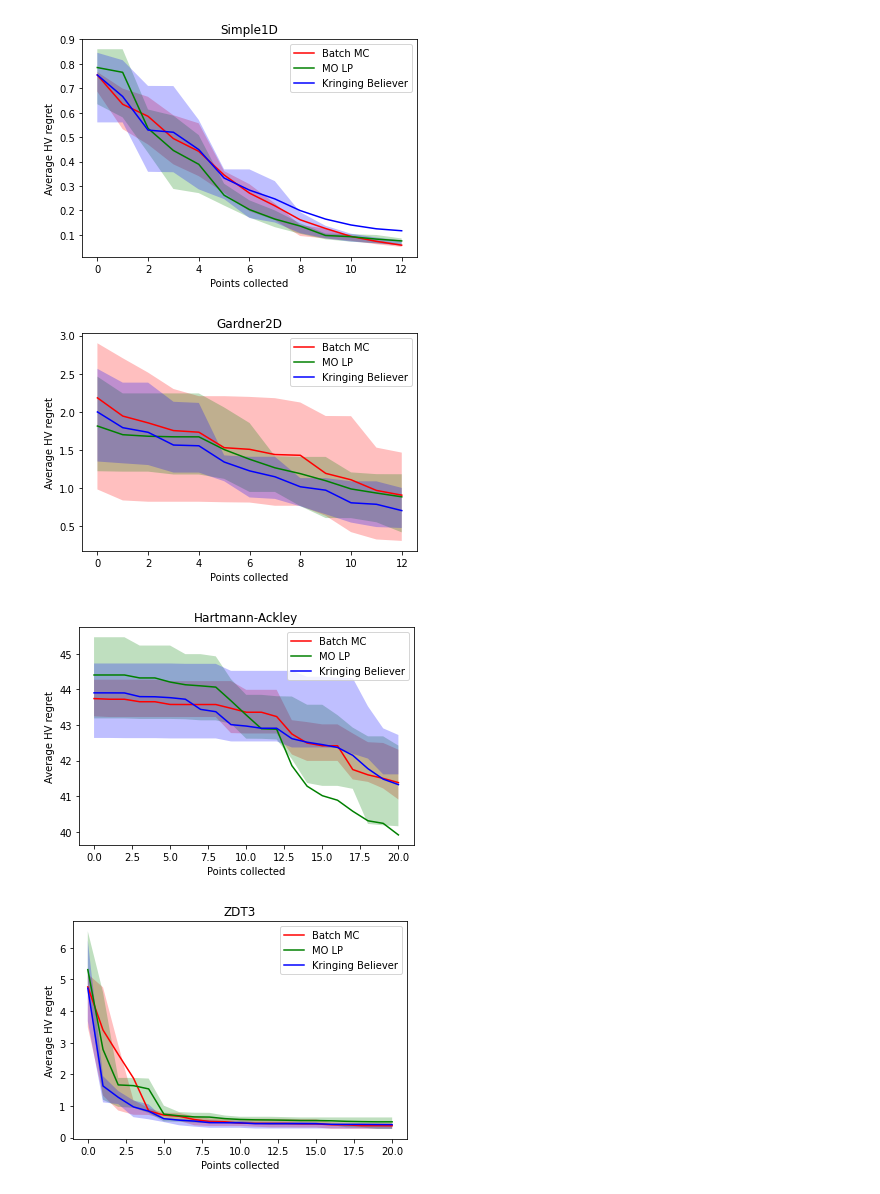
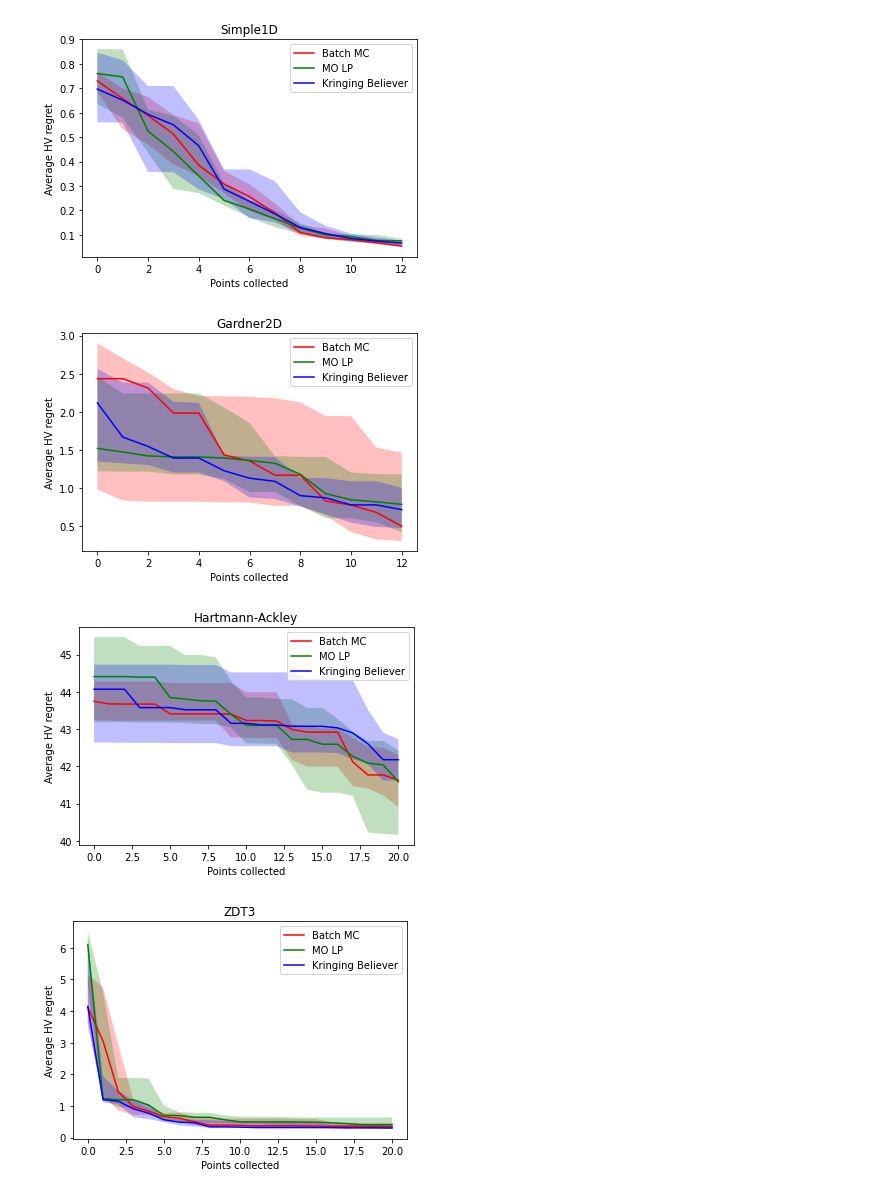
Before and after one commit to apaleyes/trieste, a Jupyter notebook: docs/notebooks/mo_lp/plot_results.ipynb, the cells around one changed output. Saved outputs shown, nothing was run; the diff lists cells and outputs as text; code cells hidden in the pictures.

Commit message:
Mean -> median

```diff
--- a/docs/notebooks/mo_lp/plot_results.ipynb
+++ b/docs/notebooks/mo_lp/plot_results.ipynb
@@ -19,16 +19,16 @@ x = range(n_query_points * n_optimization_steps + 1)
 plt.fill_between(x, np.quantile(batch_mc_hv_regret, q=0.25, axis=0), np.quantile(batch_mc_hv_regret, q=0.75, axis=0), facecolor='r', alpha=0.25)
 plt.fill_between(x, np.quantile(mo_lp_hv_regret, q=0.25, axis=0), np.quantile(mo_lp_hv_regret, q=0.75, axis=0), facecolor='g', alpha=0.25)
 plt.fill_between(x, np.quantile(kb_hv_regret, q=0.25, axis=0), np.quantile(kb_hv_regret, q=0.75, axis=0), facecolor='b', alpha=0.25)
-plt.plot(x, np.mean(batch_mc_hv_regret, axis=0), c='r', label='Batch MC')
-plt.plot(x, np.mean(mo_lp_hv_regret, axis=0), c='g', label='MO LP')
-plt.plot(x, np.mean(kb_hv_regret, axis=0), c='b', label='Kringing Believer')
+plt.plot(x, np.median(batch_mc_hv_regret, axis=0), c='r', label='Batch MC')
+plt.plot(x, np.median(mo_lp_hv_regret, axis=0), c='g', label='MO LP')
+plt.plot(x, np.median(kb_hv_regret, axis=0), c='b', label='Kringing Believer')
 plt.title("Simple1D")
 plt.xlabel("Points collected")
 plt.ylabel("Average HV regret")
 plt.legend()
 plt.show()
 # %% [output]
-[figure, old version]
+[figure, new version]
 # %%
 batch_mc_hv_regret = np.loadtxt("results/BatchMC_Gardner2D_n_initial_points_3_n_query_points_4_n_optimization_steps_3_n_repeats_10_seed_None", delimiter=",")
 mo_lp_hv_regret = np.loadtxt("results/DistanceBased_Gardner2D_n_initial_points_3_n_query_points_4_n_optimization_steps_3_n_repeats_10_seed_None", delimiter=",")
@@ -41,38 +41,38 @@ x = range(n_query_points * n_optimization_steps + 1)
 plt.fill_between(x, np.quantile(batch_mc_hv_regret, q=0.25, axis=0), np.quantile(batch_mc_hv_regret, q=0.75, axis=0), facecolor='r', alpha=0.25)
 plt.fill_between(x, np.quantile(mo_lp_hv_regret, q=0.25, axis=0), np.quantile(mo_lp_hv_regret, q=0.75, axis=0), facecolor='g', alpha=0.25)
 plt.fill_between(x, np.quantile(kb_hv_regret, q=0.25, axis=0), np.quantile(kb_hv_regret, q=0.75, axis=0), facecolor='b', alpha=0.25)
-plt.plot(x, np.mean(batch_mc_hv_regret, axis=0), c='r', label='Batch MC')
-plt.plot(x, np.mean(mo_lp_hv_regret, axis=0), c='g', label='MO LP')
-plt.plot(x, np.mean(kb_hv_regret, axis=0), c='b', label='Kringing Believer')
+plt.plot(x, np.median(batch_mc_hv_regret, axis=0), c='r', label='Batch MC')
+plt.plot(x, np.median(mo_lp_hv_regret, axis=0), c='g', label='MO LP')
+plt.plot(x, np.median(kb_hv_regret, axis=0), c='b', label='Kringing Believer')
 plt.title("Gardner2D")
 plt.xlabel("Points collected")
 plt.ylabel("Average HV regret")
 plt.legend()
 plt.show()
 # %% [output]
-[figure, old version]
+[figure, new version]
 # %%
 batch_mc_hv_regret = np.loadtxt("results/BatchMC_Hartmann-Ackley_n_initial_points_3_n_query_points_4_n_optimization_steps_5_n_repeats_10_seed_None", delimiter=",")
 mo_lp_hv_regret = np.loadtxt("results/DistanceBased_Hartmann-Ackley_n_initial_points_3_n_query_points_4_n_optimization_steps_5_n_repeats_10_seed_None", delimiter=",")
 kb_hv_regret = np.loadtxt("results/KB_Hartmann-Ackley_n_initial_points_3_n_query_points_4_n_optimization_steps_5_n_repeats_10_seed_None", delimiter=",")
 n_query_points = 4
 n_optimization_steps = 5
 
 x = range(n_query_points * n_optimization_steps + 1)
 
 plt.fill_between(x, np.quantile(batch_mc_hv_regret, q=0.25, axis=0), np.quantile(batch_mc_hv_regret, q=0.75, axis=0), facecolor='r', alpha=0.25)
 plt.fill_between(x, np.quantile(mo_lp_hv_regret, q=0.25, axis=0), np.quantile(mo_lp_hv_regret, q=0.75, axis=0), facecolor='g', alpha=0.25)
 plt.fill_between(x, np.quantile(kb_hv_regret, q=0.25, axis=0), np.quantile(kb_hv_regret, q=0.75, axis=0), facecolor='b', alpha=0.25)
-plt.plot(x, np.mean(batch_mc_hv_regret, axis=0), c='r', label='Batch MC')
-plt.plot(x, np.mean(mo_lp_hv_regret, axis=0), c='g', label='MO LP')
-plt.plot(x, np.mean(kb_hv_regret, axis=0), c='b', label='Kringing Believer')
+plt.plot(x, np.median(batch_mc_hv_regret, axis=0), c='r', label='Batch MC')
+plt.plot(x, np.median(mo_lp_hv_regret, axis=0), c='g', label='MO LP')
+plt.plot(x, np.median(kb_hv_regret, axis=0), c='b', label='Kringing Believer')
 plt.title("Hartmann-Ackley")
 plt.xlabel("Points collected")
 plt.ylabel("Average HV regret")
 plt.legend()
 plt.show()
 # %% [output]
-[figure, old version]
+[figure, new version]
 # %%
 batch_mc_hv_regret = np.loadtxt("results/BatchMC_ZDT3_n_initial_points_3_n_query_points_4_n_optimization_steps_5_n_repeats_10_seed_None", delimiter=",")
 mo_lp_hv_regret = np.loadtxt("results/DistanceBased_ZDT3_n_initial_points_3_n_query_points_4_n_optimization_steps_5_n_repeats_10_seed_None", delimiter=",")
@@ -85,16 +85,16 @@ x = range(n_query_points * n_optimization_steps + 1)
 plt.fill_between(x, np.quantile(batch_mc_hv_regret, q=0.25, axis=0), np.quantile(batch_mc_hv_regret, q=0.75, axis=0), facecolor='r', alpha=0.25)
 plt.fill_between(x, np.quantile(mo_lp_hv_regret, q=0.25, axis=0), np.quantile(mo_lp_hv_regret, q=0.75, axis=0), facecolor='g', alpha=0.25)
 plt.fill_between(x, np.quantile(kb_hv_regret, q=0.25, axis=0), np.quantile(kb_hv_regret, q=0.75, axis=0), facecolor='b', alpha=0.25)
-plt.plot(x, np.mean(batch_mc_hv_regret, axis=0), c='r', label='Batch MC')
-plt.plot(x, np.mean(mo_lp_hv_regret, axis=0), c='g', label='MO LP')
-plt.plot(x, np.mean(kb_hv_regret, axis=0), c='b', label='Kringing Believer')
+plt.plot(x, np.median(batch_mc_hv_regret, axis=0), c='r', label='Batch MC')
+plt.plot(x, np.median(mo_lp_hv_regret, axis=0), c='g', label='MO LP')
+plt.plot(x, np.median(kb_hv_regret, axis=0), c='b', label='Kringing Believer')
 plt.title("ZDT3")
 plt.xlabel("Points collected")
 plt.ylabel("Average HV regret")
 plt.legend()
 plt.show()
 # %% [output]
-[figure, old version]
+[figure, new version]
 # %%
 mo_lp_hv_regret = np.loadtxt("results/DistanceBased_DTLZ2_n_initial_points_3_n_query_points_4_n_optimization_steps_5_n_repeats_10_seed_None", delimiter=",")
 kb_hv_regret = np.loadtxt("results/KB_DTLZ2_n_initial_points_3_n_query_points_4_n_optimization_steps_5_n_repeats_10_seed_None", delimiter=",")
```
Also changed, not shown: parts of 1 cell of this notebook.
